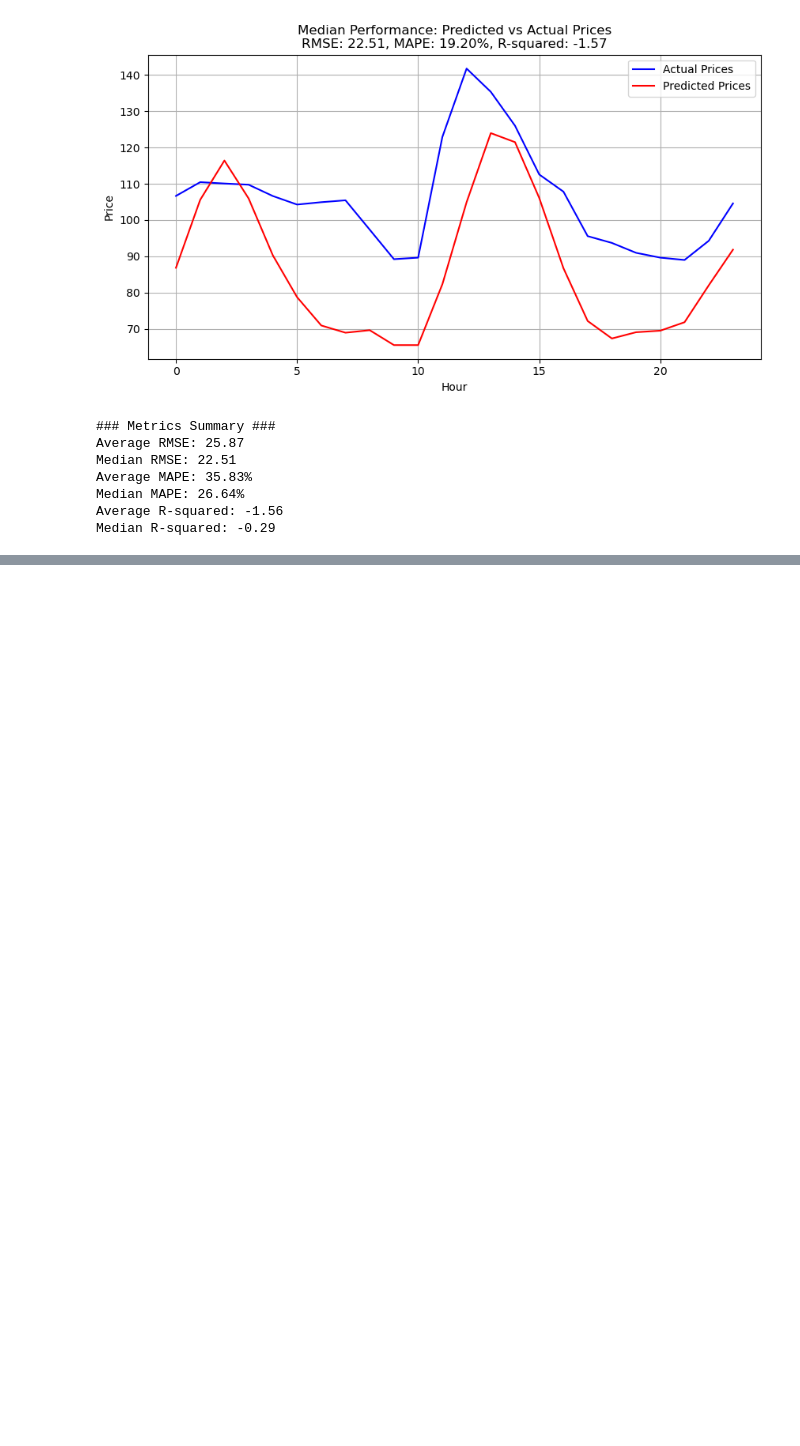
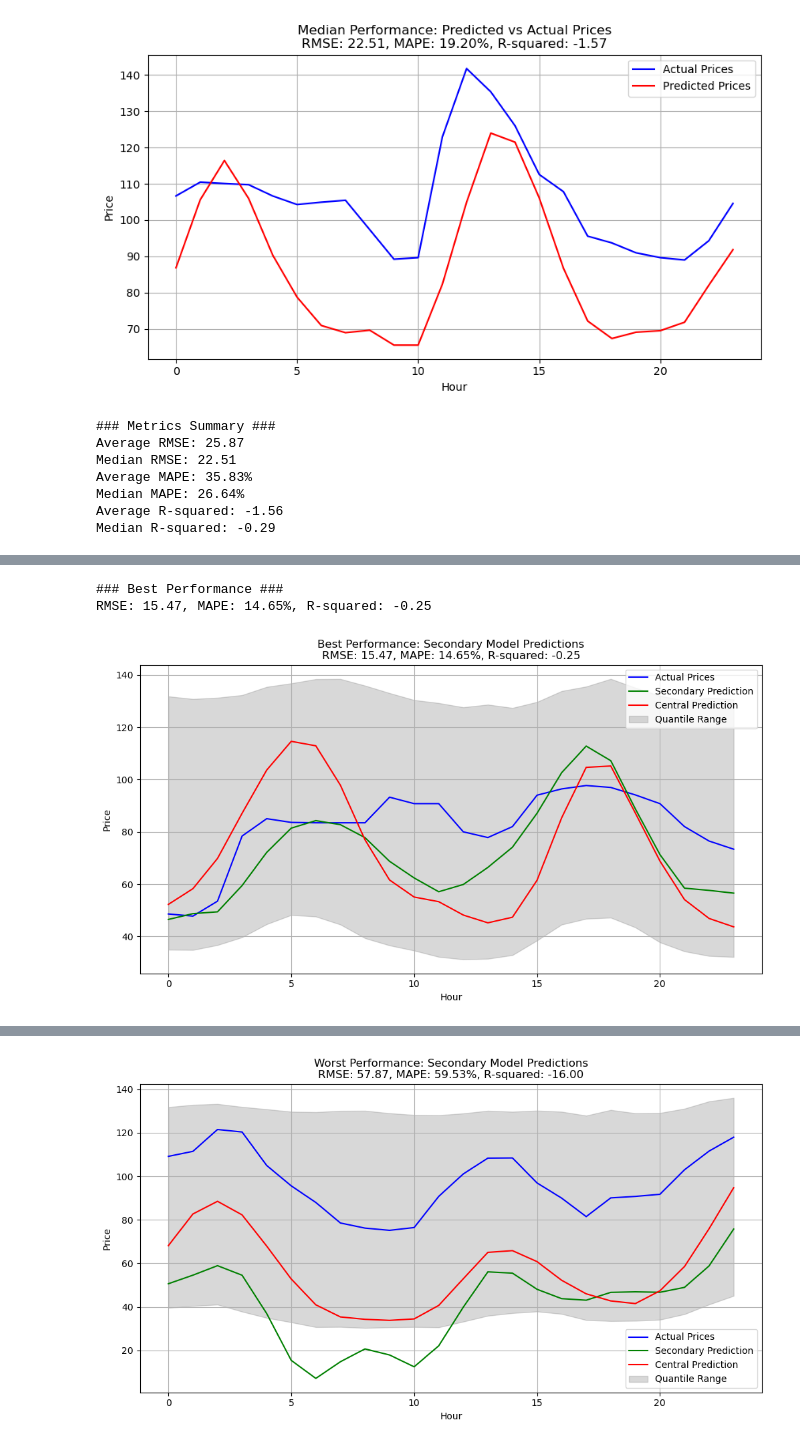
Before and after one commit to storralbod/deeplearning, a Jupyter notebook: LSTM/LSTM_24.ipynb, the cells around one changed output, grey strips where cells are left out. Cells and saved outputs as stored; diff of their text form; code cells hidden in the pictures; blank space fills up the shorter version.

```diff
--- a/LSTM/LSTM_24.ipynb
+++ b/LSTM/LSTM_24.ipynb
@@ -1390,0 +2244,79 @@ Median R-squared: -0.29
+# %%
+from sklearn.metrics import mean_squared_error, r2_score
+
+# Step 1: Evaluate the secondary model on all test data
+secondary_model.eval()
+with torch.no_grad():
+    secondary_predictions = secondary_model(X_test_secondary.to(device)).cpu().numpy()
+
+# Step 2: Calculate metrics for all samples in the test set
+rmse_per_sample = []
+mape_per_sample = []
+r2_per_sample = []
+
+for actual, predicted in zip(y_test_secondary.numpy(), secondary_predictions):
+    rmse_per_sample.append(np.sqrt(mean_squared_error(actual, predicted)))
+    mape_per_sample.append(np.mean(np.abs((actual - predicted) / actual)) * 100)
+    r2_per_sample.append(r2_score(actual, predicted))
+
+# Step 3: Find indices for best, worst, and median performance based on RMSE
+best_index = np.argmin(rmse_per_sample)
+worst_index = np.argmax(rmse_per_sample)
+median_index = np.argsort(rmse_per_sample)[len(rmse_per_sample) // 2]
+
+# Step 4: Define a function to plot predictions for a specific index
+def plot_secondary_prediction(index, title):
+    actual = y_test_secondary[index].numpy()
+    predicted = secondary_predictions[index]
+    central = central_preds_rescaled[split_idx_secondary + index]
+    lower_quantile = quantile_preds_rescaled[split_idx_secondary + index, 0, :]
+    upper_quantile = quantile_preds_rescaled[split_idx_secondary + index, -1, :]
+
+    rmse = rmse_per_sample[index]
+    mape = mape_per_sample[index]
+    r2 = r2_per_sample[index]
+
+    plt.figure(figsize=(12, 6))
+    plt.plot(actual, label="Actual Prices", color="blue")
+    plt.plot(predicted, label="Secondary Prediction", color="green")
+    plt.plot(central, label="Central Prediction", color="red")
+    plt.fill_between(
+        range(output_sequence_length),
+        lower_quantile,
+        upper_quantile,
+        color="gray",
+        alpha=0.3,
+        label="Quantile Range"
+    )
+    plt.title(f"{title}\nRMSE: {rmse:.2f}, MAPE: {mape:.2f}%, R-squared: {r2:.2f}")
+    plt.xlabel("Hour")
+    plt.ylabel("Price")
+    plt.legend()
+    plt.grid(True)
+    plt.show()
+
+# Step 5: Plot and print stats for the best, worst, and median samples
+print(f"### Best Performance ###")
+print(f"RMSE: {rmse_per_sample[best_index]:.2f}, MAPE: {mape_per_sample[best_index]:.2f}%, R-squared: {r2_per_sample[best_index]:.2f}")
+plot_secondary_prediction(best_index, "Best Performance: Secondary Model Predictions")
+
+print(f"### Worst Performance ###")
+print(f"RMSE: {rmse_per_sample[worst_index]:.2f}, MAPE: {mape_per_sample[worst_index]:.2f}%, R-squared: {r2_per_sample[worst_index]:.2f}")
+plot_secondary_prediction(worst_index, "Worst Performance: Secondary Model Predictions")
+
+print(f"### Median Performance ###")
+print(f"RMSE: {rmse_per_sample[median_index]:.2f}, MAPE: {mape_per_sample[median_index]:.2f}%, R-squared: {r2_per_sample[median_index]:.2f}")
+plot_secondary_prediction(median_index, "Median Performance: Secondary Model Predictions")
+
+# Step 6: Summary Statistics
+print("\n### Metrics Summary ###")
+print(f"Average RMSE: {np.mean(rmse_per_sample):.2f}")
+print(f"Median RMSE: {np.median(rmse_per_sample):.2f}")
+print(f"Average MAPE: {np.mean(mape_per_sample):.2f}%")
+print(f"Median MAPE: {np.median(mape_per_sample):.2f}%")
+print(f"Average R-squared: {np.mean(r2_per_sample):.2f}")
+print(f"Median R-squared: {np.median(r2_per_sample):.2f}")
+# %% [output]
+### Best Performance ###
+RMSE: 15.47, MAPE: 14.65%, R-squared: -0.25
+[figure, added]
@@ -1390,0 +2325 @@ Median R-squared: -0.29
+[figure, added]
```
Also changed, not shown: parts of 6 cells of this notebook.
